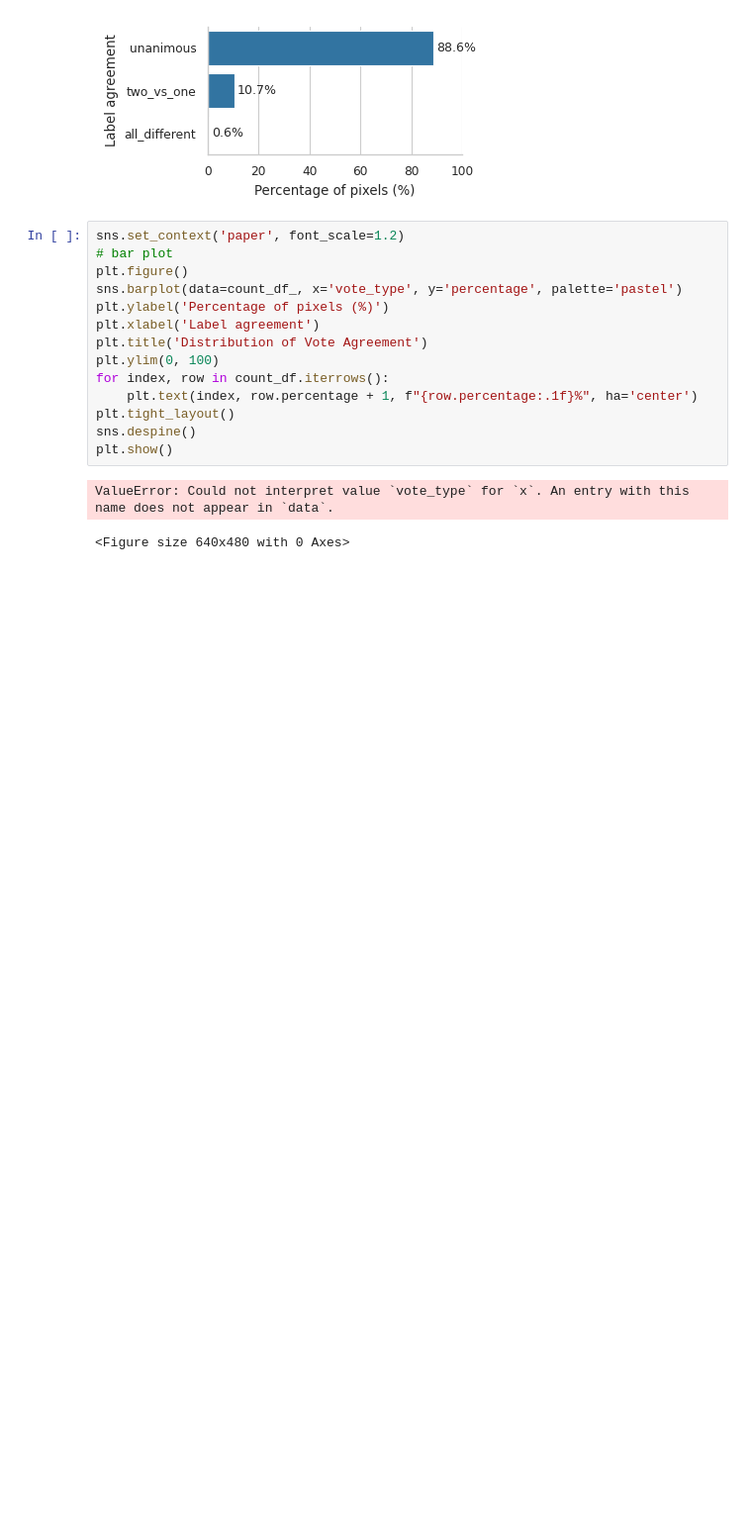
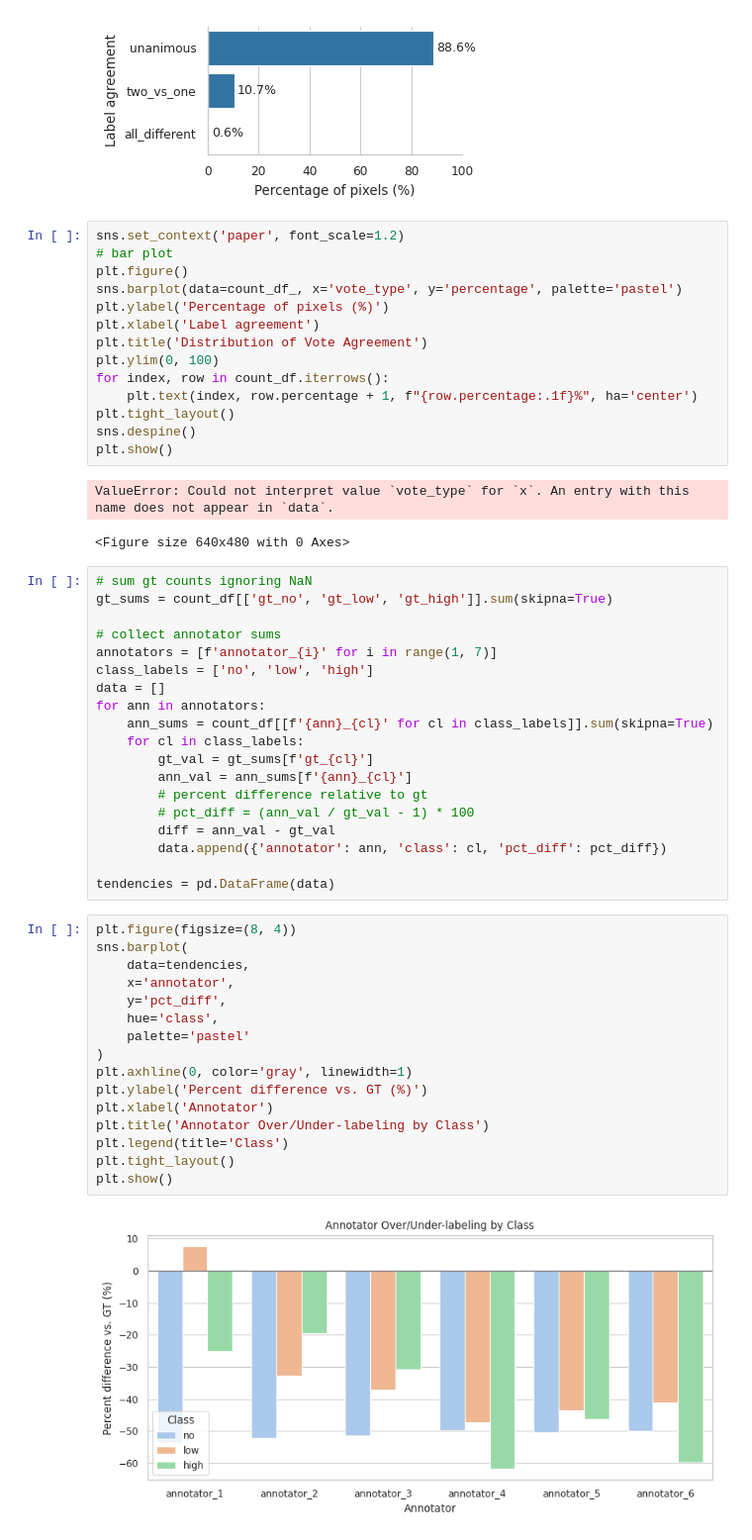
Before and after one commit to Way-Yuhao/CLIPSeg-debris, a Jupyter notebook: notebooks/03 - Inter Annotator.ipynb, the cells around one changed output. Shown at 99% size. Saved outputs shown, nothing was run; the diff lists cells and outputs as text; blank space fills up the shorter version.

```diff
--- a/notebooks/03 - Inter Annotator.ipynb
+++ b/notebooks/03 - Inter Annotator.ipynb
@@ -261,3 +268,40 @@ plt.show()
 # %% [output]
 ValueError: Could not interpret value `vote_type` for `x`. An entry with this name does not appear in `data`.
 <Figure size 640x480 with 0 Axes>
+# %%
+# sum gt counts ignoring NaN
+gt_sums = count_df[['gt_no', 'gt_low', 'gt_high']].sum(skipna=True)
+
+# collect annotator sums
+annotators = [f'annotator_{i}' for i in range(1, 7)]
+class_labels = ['no', 'low', 'high']
+data = []
+for ann in annotators:
+    ann_sums = count_df[[f'{ann}_{cl}' for cl in class_labels]].sum(skipna=True)
+    for cl in class_labels:
+        gt_val = gt_sums[f'gt_{cl}']
+        ann_val = ann_sums[f'{ann}_{cl}']
+        # percent difference relative to gt
+        # pct_diff = (ann_val / gt_val - 1) * 100
+        diff = ann_val - gt_val
+        data.append({'annotator': ann, 'class': cl, 'pct_diff': pct_diff})
+
+tendencies = pd.DataFrame(data)
+# %%
+plt.figure(figsize=(8, 4))
+sns.barplot(
+    data=tendencies,
+    x='annotator',
+    y='pct_diff',
+    hue='class',
+    palette='pastel'
+)
+plt.axhline(0, color='gray', linewidth=1)
+plt.ylabel('Percent difference vs. GT (%)')
+plt.xlabel('Annotator')
+plt.title('Annotator Over/Under-labeling by Class')
+plt.legend(title='Class')
+plt.tight_layout()
+plt.show()
+# %% [output]
+[figure, added]
```
Also changed, not shown: parts of 11 cells of this notebook, 5 other files.
